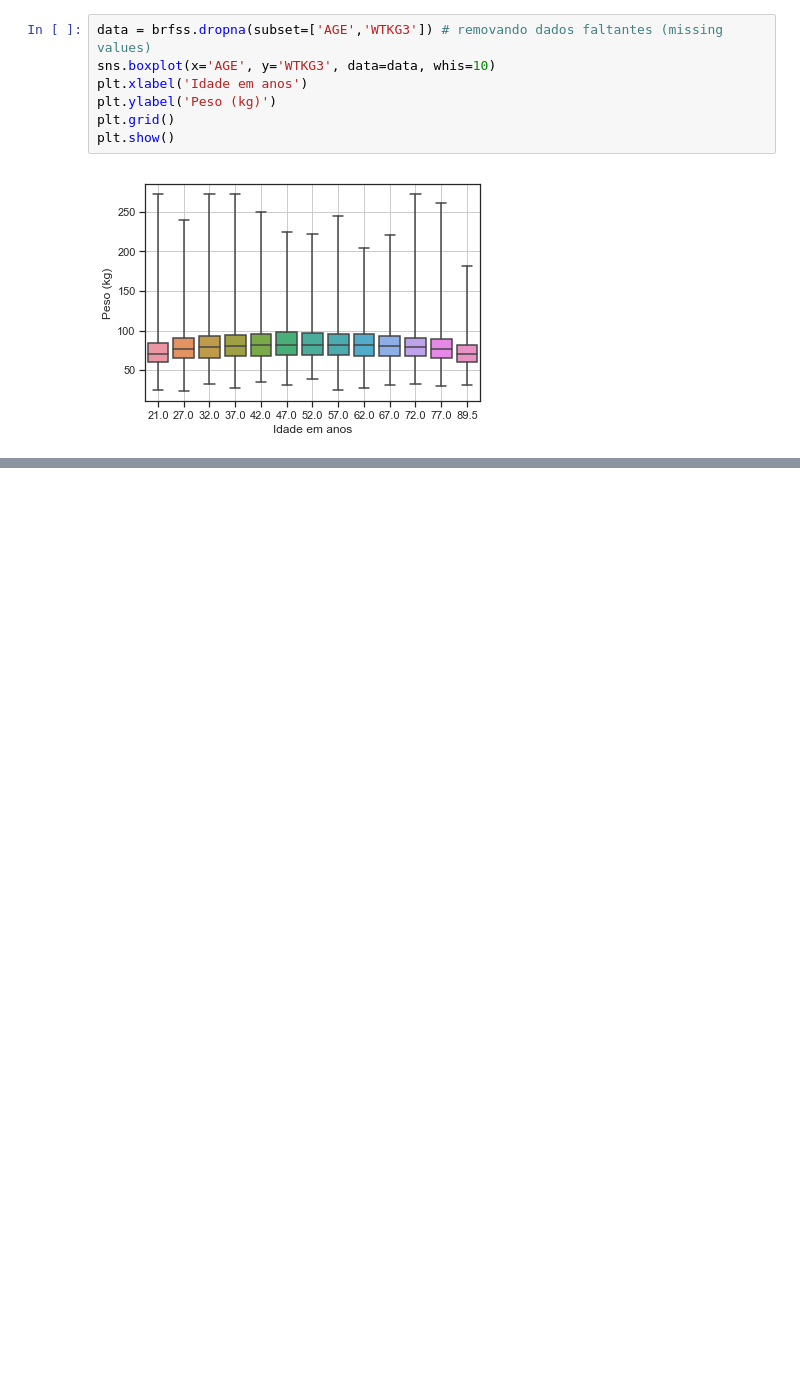
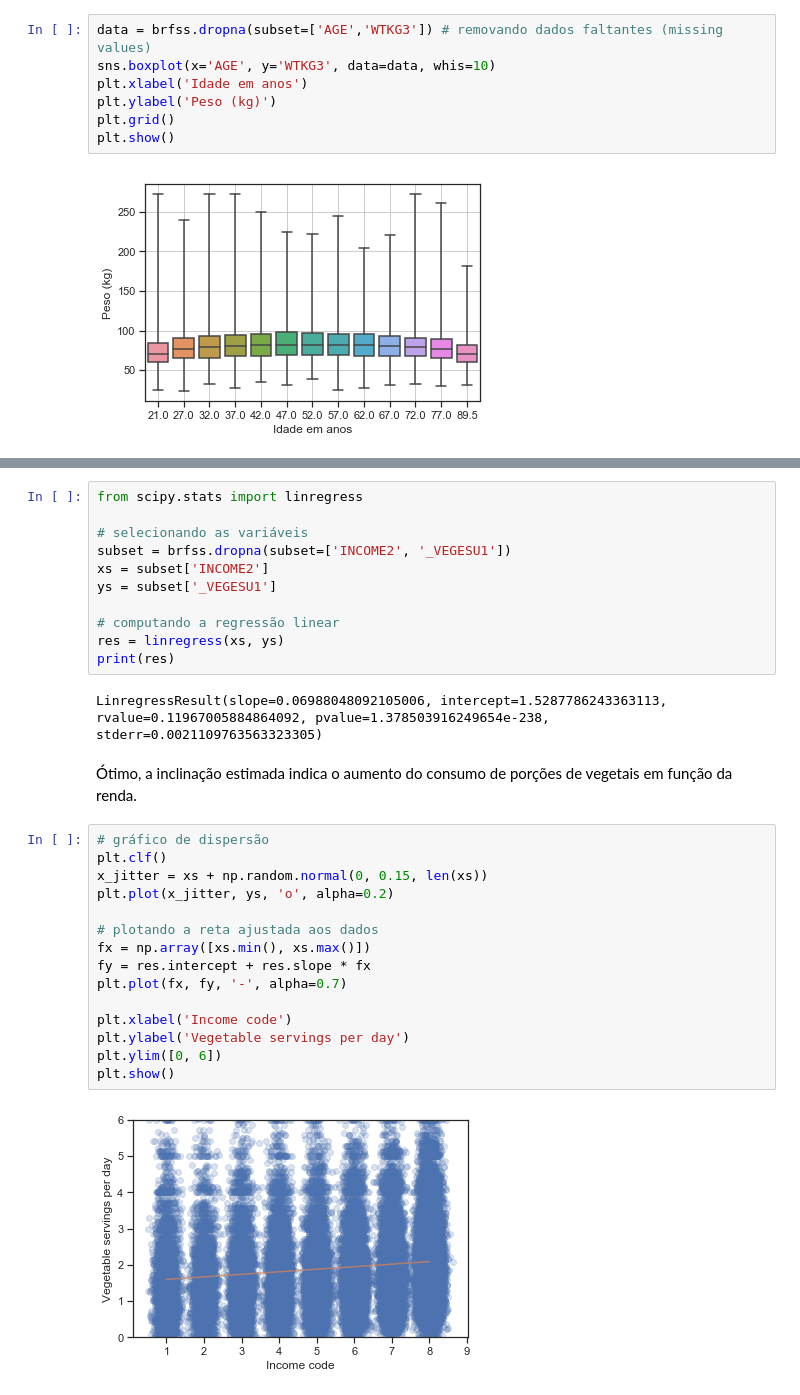
Before and after one commit to plbalmeida/aed-Py, a Jupyter notebook: aed-Py.ipynb, the cells around one changed output, grey strips where cells are left out. Drawn from its saved outputs; the diff is of its cells as text; blank space fills up the shorter version.

```diff
--- a/aed-Py.ipynb
+++ b/aed-Py.ipynb
@@ -698,0 +782,32 @@ plt.show()
+# %%
+from scipy.stats import linregress
+
+# selecionando as variáveis
+subset = brfss.dropna(subset=['INCOME2', '_VEGESU1'])
+xs = subset['INCOME2']
+ys = subset['_VEGESU1']
+
+# computando a regressão linear
+res = linregress(xs, ys)
+print(res)
+# %% [output]
+LinregressResult(slope=0.06988048092105006, intercept=1.5287786243363113, rvalue=0.11967005884864092, pvalue=1.378503916249654e-238, stderr=0.0021109763563323305)
+# %% [markdown]
+Ótimo, a inclinação estimada indica o aumento do consumo de porções de vegetais em função da renda.
+# %%
+# gráfico de dispersão
+plt.clf()
+x_jitter = xs + np.random.normal(0, 0.15, len(xs))
+plt.plot(x_jitter, ys, 'o', alpha=0.2)
+
+# plotando a reta ajustada aos dados
+fx = np.array([xs.min(), xs.max()])
+fy = res.intercept + res.slope * fx
+plt.plot(fx, fy, '-', alpha=0.7)
+
+plt.xlabel('Income code')
+plt.ylabel('Vegetable servings per day')
+plt.ylim([0, 6])
+plt.show()
+# %% [output]
+[figure, added]
```
Also changed, not shown: parts of 62 cells of this notebook.
